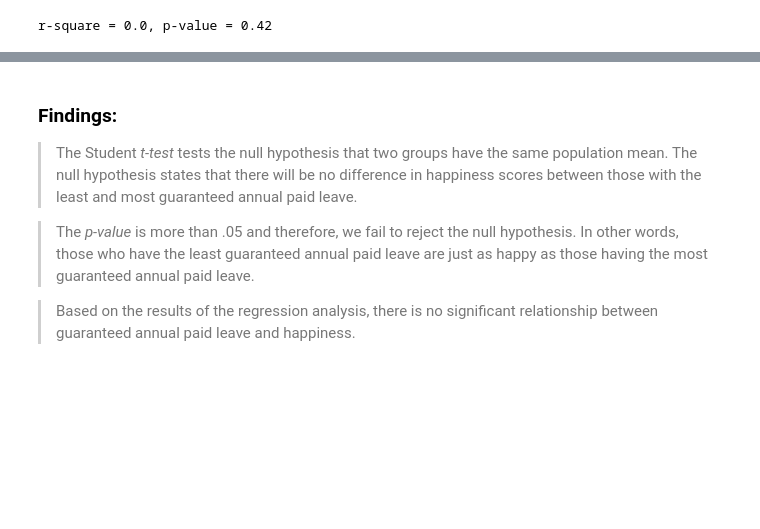
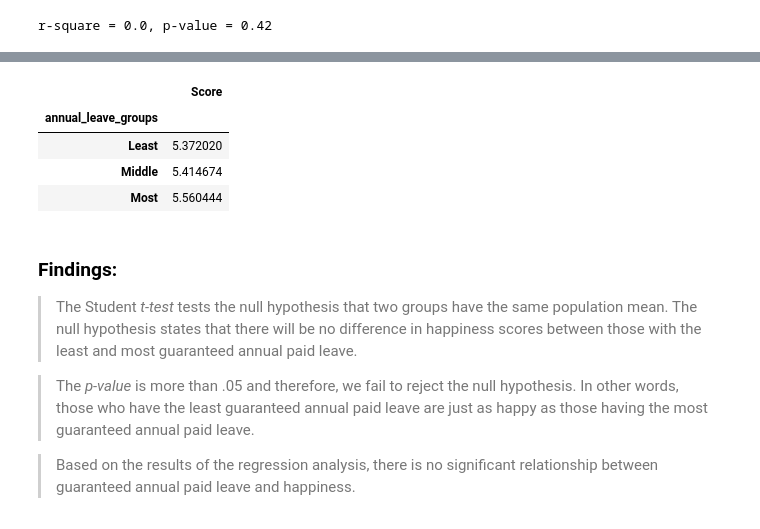
Before and after one commit to jakeportra/Project_1_World_Happiness, a Jupyter notebook: world_happiness.ipynb, the cells around one changed output, grey strips where cells are left out. Cells and saved outputs as stored; diff of their text form; code cells hidden in the pictures; blank space fills up the shorter version.

```diff
--- a/world_happiness.ipynb
+++ b/world_happiness.ipynb
@@ -777,12 +784,17 @@ combined_leave.head()
 # %%
 # creating a dataframe with just annual leave groups and happiness score
 vacation_data = combined_leave.loc[:,['annual_leave_groups','Score']]
-vacation_data.head()
 
 # computing the mean happiness score by annual leave groups
 ax = vacation_data.groupby('annual_leave_groups')
 ax = ax.mean()
 ax
+# %% [output]
+|  | Score |
+| annual_leave_groups |  |
+| Least | 5.372020 |
+| Middle | 5.414674 |
+| Most | 5.560444 |
 # %%
 # creating a bar chart, showing happiness score by guaranteed annual leave groups
 
```
Also changed, not shown: parts of 1 cell of this notebook.
